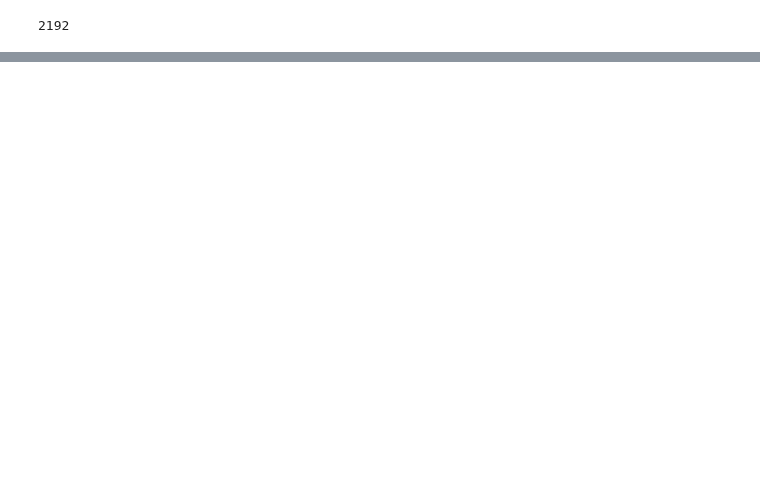
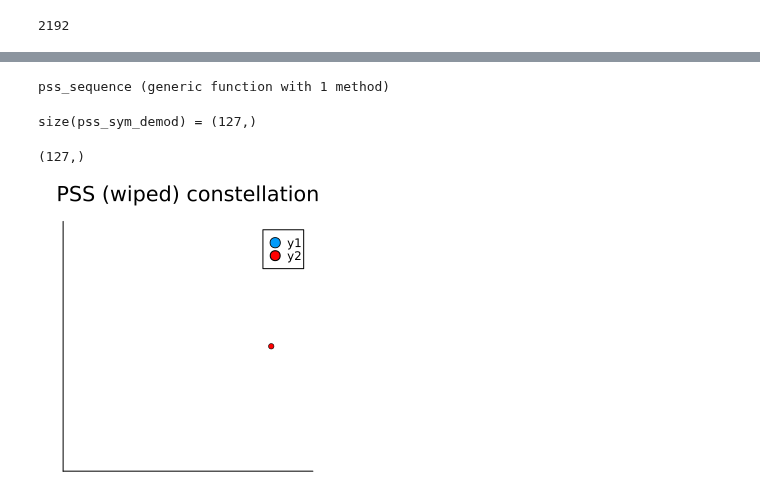
Before and after one commit to setrar/DigiCom, a Jupyter notebook: Labs/TP2/julia/TP2-Handout.jl.ipynb, the cells around one changed output, grey strips where cells are left out. Saved outputs shown, nothing was run; the diff lists cells and outputs as text; code cells hidden in the pictures; blank space fills up the shorter version.

```diff
--- a/Labs/TP2/julia/TP2-Handout.jl.ipynb
+++ b/Labs/TP2/julia/TP2-Handout.jl.ipynb
@@ -144,0 +210,24 @@ scatter(I_values, Q_values, xlabel="In-phase (I)", ylabel="Quadrature (Q)", labe
+# %%
+function pss_sequence(nid2)
+    x = zeros(UInt8, 127)
+    x[1:7] .= [1, 1, 1, 0, 1, 1, 0][end:-1:1]
+
+    for j in 8:127
+        x[j] = x[j - 3] ^ x[j - 6]
+    end
+
+    indices = x[(collect(1:127) .+ 43 * nid2) .% 127 .+ 1]
+    return 1.0 .- 2.0 .* float.(indices)
+end
+# %% [output]
+pss_sequence (generic function with 1 method)
+# %%
+@show size(pss_sym_demod)
+# %% [output]
+size(pss_sym_demod) = (127,)
+(127,)
+# %%
+pss_sym_demod_wipe = float(pss_sym_demod) .* pss_sequence(1);
+constellation_plot(pss_sym_demod_wipe, title="PSS (wiped) constellation", ref="pilot")
+# %% [output]
+[figure, added]
```
Also changed, not shown: parts of 15 cells of this notebook, 3 other files.
